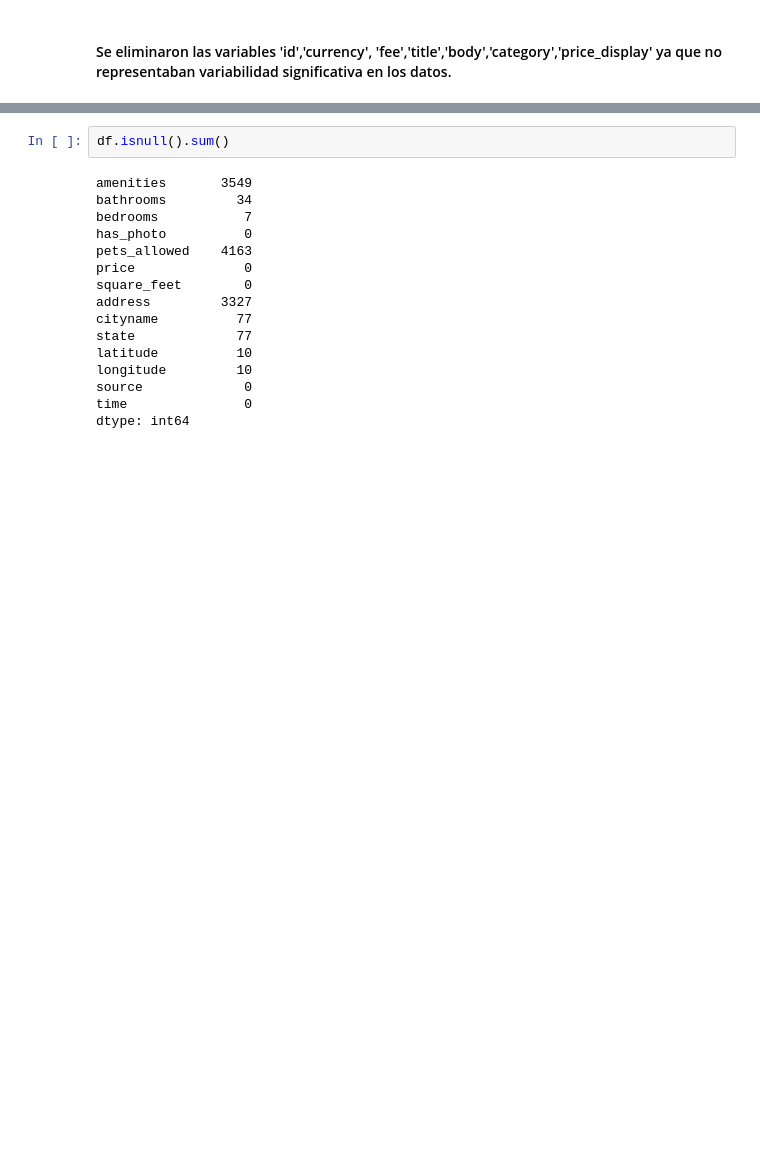
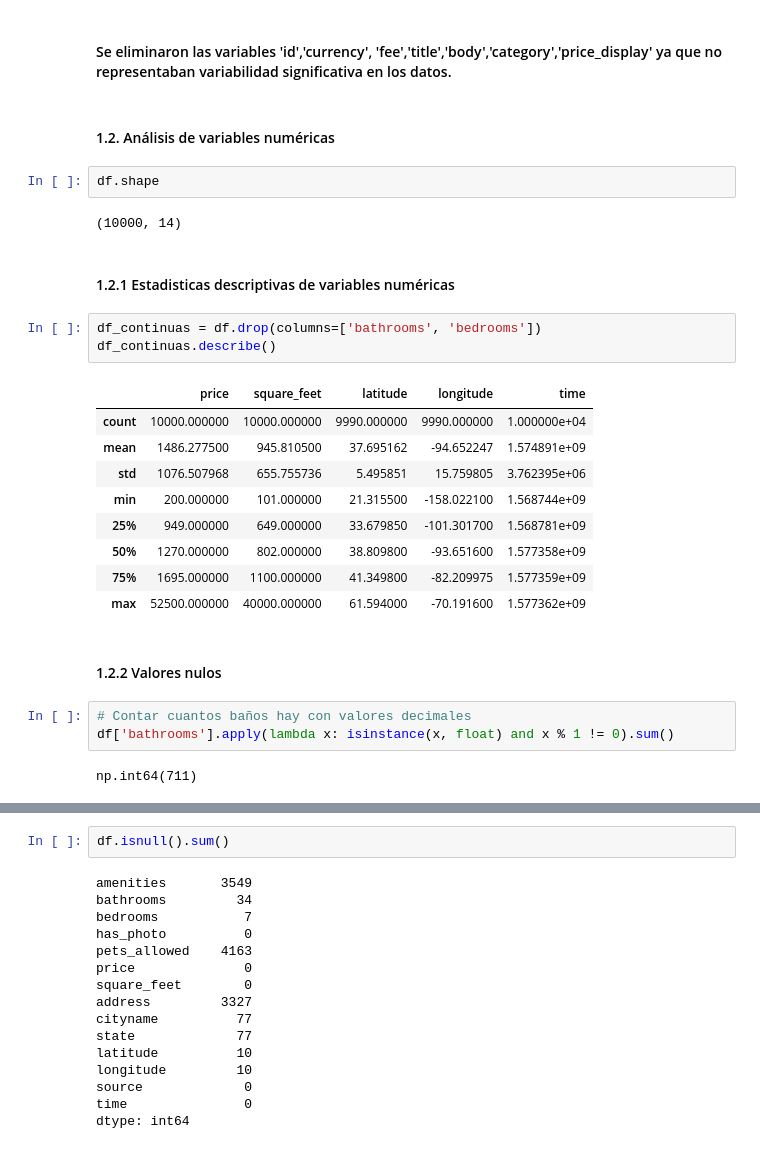
Before and after one commit to AngelaOrtiz918/Arrendamiento, a Jupyter notebook: Exploración y Preparación de los Datos/Exploración de Datos.ipynb, the cells around one changed output, grey strips where cells are left out. Cells and saved outputs as stored; diff of their text form; blank space fills up the shorter version.

```diff
--- a/Exploración y Preparación de los Datos/Exploración de Datos.ipynb
+++ b/Exploración y Preparación de los Datos/Exploración de Datos.ipynb
@@ -141,3 +147,31 @@ df.head()
 | 4 | NaN | NaN | 0.0 | Thumbnail | NaN | 880 | 125 | NaN | Arlington | ... |
 # %% [markdown]
 #### Se eliminaron las variables 'id','currency', 'fee','title','body','category','price_display' ya que no representaban variabilidad significativa en los datos.
+# %% [markdown]
+#### 1.2. Análisis de variables numéricas
+# %%
+df.shape
+# %% [output]
+(10000, 14)
+# %% [markdown]
+#### 1.2.1 Estadisticas descriptivas de variables numéricas
+# %%
+df_continuas = df.drop(columns=['bathrooms', 'bedrooms'])
+df_continuas.describe()
+# %% [output]
+|  | price | square_feet | latitude | longitude | time |
+| count | 10000.000000 | 10000.000000 | 9990.000000 | 9990.000000 | 1.000000e+04 |
+| mean | 1486.277500 | 945.810500 | 37.695162 | -94.652247 | 1.574891e+09 |
+| std | 1076.507968 | 655.755736 | 5.495851 | 15.759805 | 3.762395e+06 |
+| min | 200.000000 | 101.000000 | 21.315500 | -158.022100 | 1.568744e+09 |
+| 25% | 949.000000 | 649.000000 | 33.679850 | -101.301700 | 1.568781e+09 |
+| 50% | 1270.000000 | 802.000000 | 38.809800 | -93.651600 | 1.577358e+09 |
+| 75% | 1695.000000 | 1100.000000 | 41.349800 | -82.209975 | 1.577359e+09 |
+| max | 52500.000000 | 40000.000000 | 61.594000 | -70.191600 | 1.577362e+09 |
+# %% [markdown]
+#### 1.2.2 Valores nulos
+# %%
+# Contar cuantos baños hay con valores decimales
+df['bathrooms'].apply(lambda x: isinstance(x, float) and x % 1 != 0).sum()
+# %% [output]
+np.int64(711)
```
Also changed, not shown: parts of 73 cells of this notebook, 1 other file.
